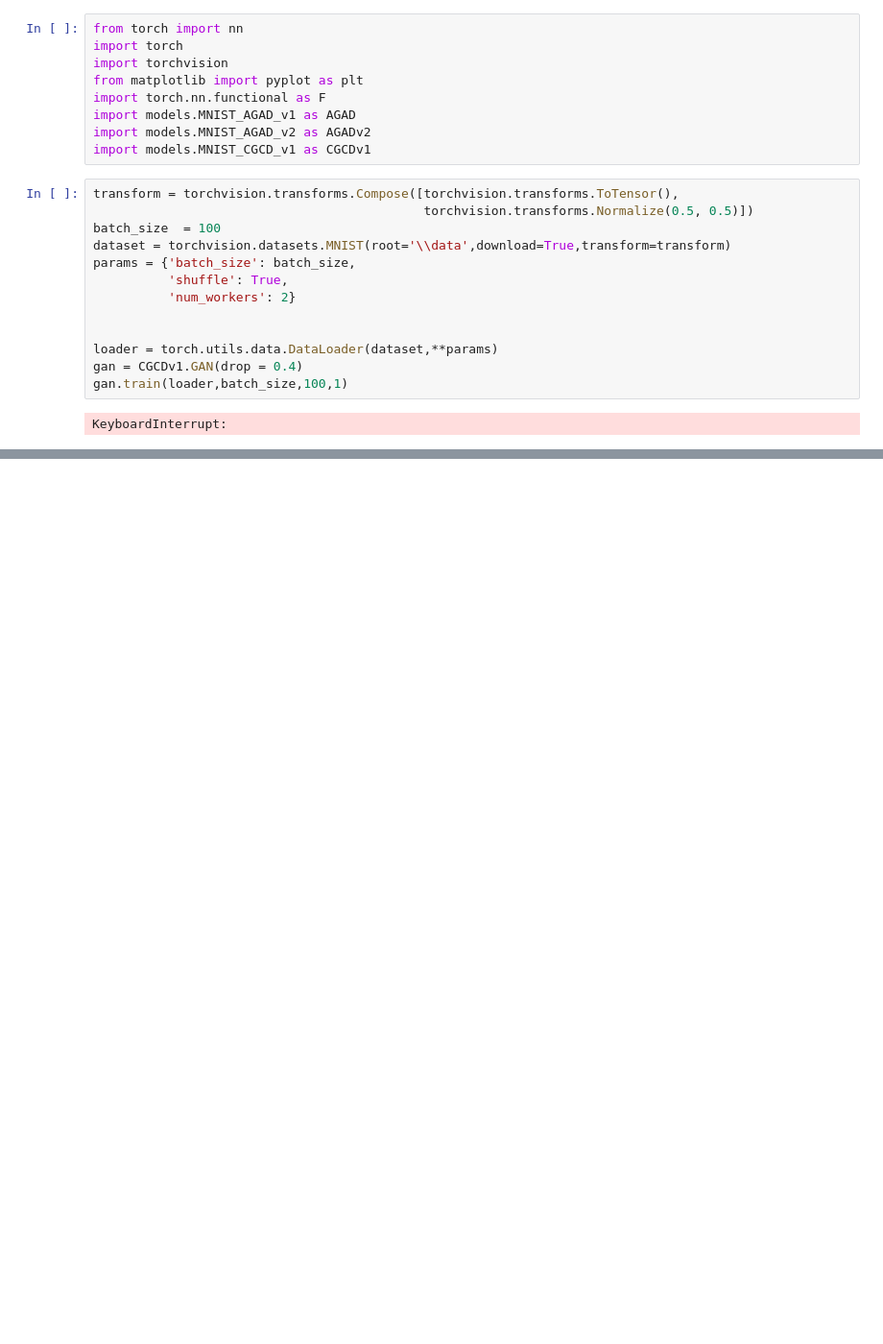
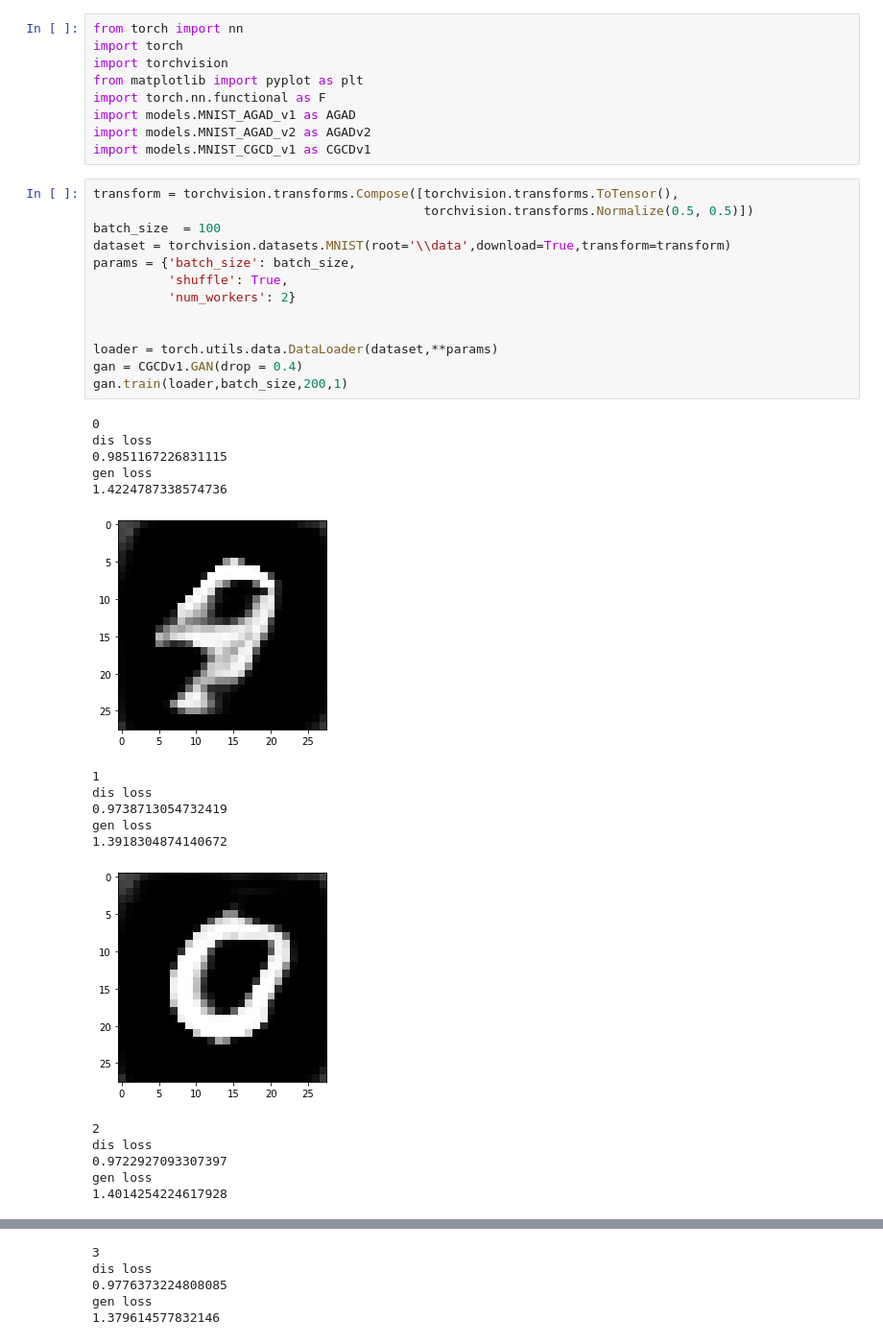
Before and after one commit to Sumeet2807/GANs, a Jupyter notebook: MNIST_GAN.ipynb, the cells around one changed output, grey strips where cells are left out. Shown at 96% size. Saved outputs shown, nothing was run; the diff lists cells and outputs as text; blank space fills up the shorter version.

```diff
--- a/MNIST_GAN.ipynb
+++ b/MNIST_GAN.ipynb
@@ -10,15 +10,31 @@ import models.MNIST_CGCD_v1 as CGCDv1
 # %%
 transform = torchvision.transforms.Compose([torchvision.transforms.ToTensor(),
                                             torchvision.transforms.Normalize(0.5, 0.5)])
 batch_size  = 100
 dataset = torchvision.datasets.MNIST(root='\\data',download=True,transform=transform)
 params = {'batch_size': batch_size,
           'shuffle': True,
           'num_workers': 2}
 
 
 loader = torch.utils.data.DataLoader(dataset,**params)
 gan = CGCDv1.GAN(drop = 0.4)
-gan.train(loader,batch_size,100,1)
+gan.train(loader,batch_size,200,1)
 # %% [output]
-KeyboardInterrupt:
+0
+dis loss
+0.9851167226831115
+gen loss
+1.4224787338574736
+[figure, added]
+1
+dis loss
+0.9738713054732419
+gen loss
+1.3918304874140672
+[figure, added]
+2
+dis loss
+0.9722927093307397
+gen loss
+1.4014254224617928
@@ -24,0 +42,5 @@ KeyboardInterrupt:
+3
+dis loss
+0.9776373224808085
+gen loss
+1.379614577832146
```
Also changed, not shown: parts of 1 cell of this notebook, 1 other file.
